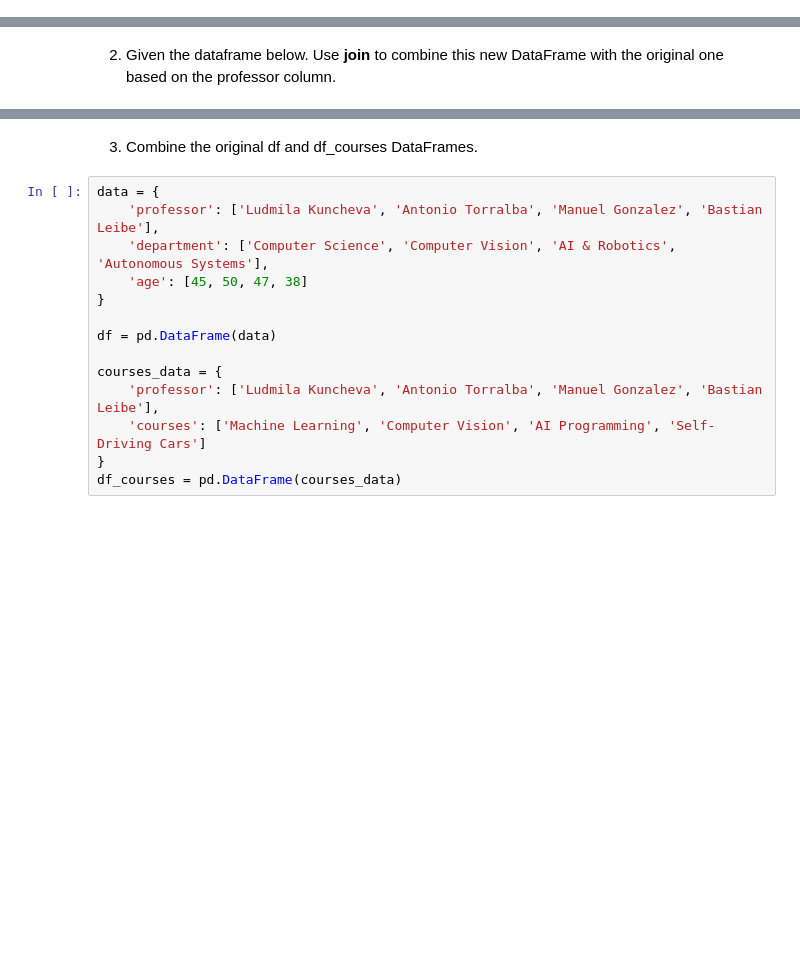
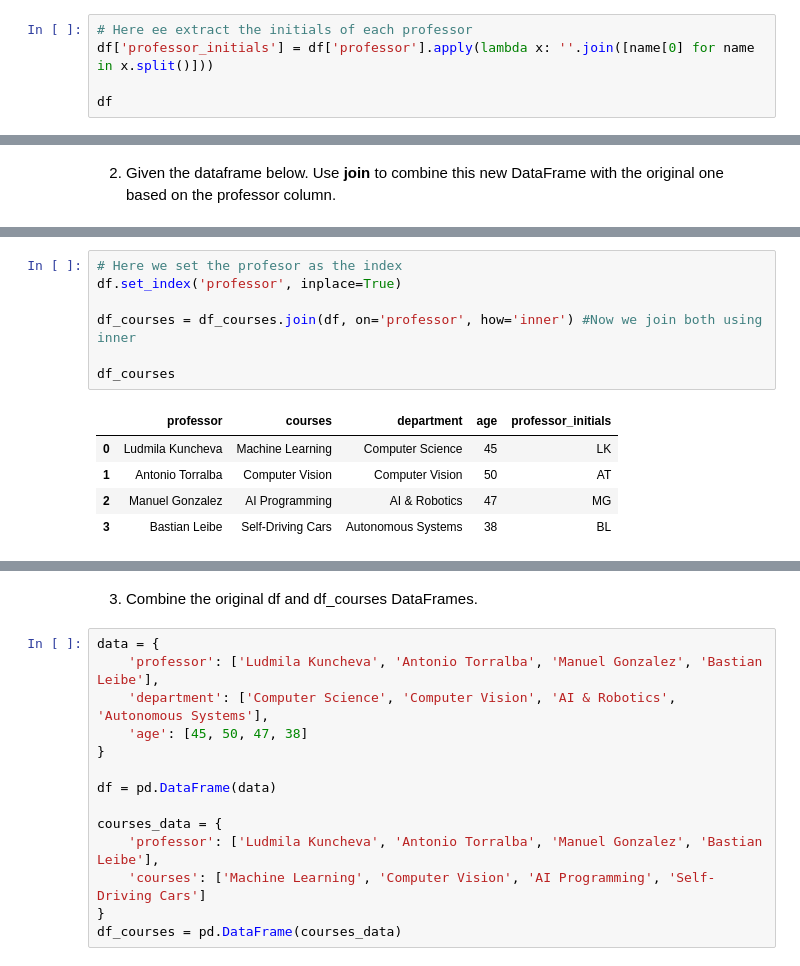
Before and after one commit to EAC-21/Python-for-Data-Science, a Jupyter notebook: Assigment 7/session_7.ipynb, the cells around one changed output, grey strips where cells are left out. Saved outputs shown, nothing was run; the diff lists cells and outputs as text; blank space fills up the shorter version.

```diff
--- a/Assigment 7/session_7.ipynb
+++ b/Assigment 7/session_7.ipynb
@@ -788,3 +788,8 @@ df
 | 1 | Antonio Torralba | Computer Vision | 50 |
 | 2 | Manuel Gonzalez | AI & Robotics | 47 |
 | 3 | Bastian Leibe | Autonomous Systems | 38 |
+# %%
+# Here ee extract the initials of each professor
+df['professor_initials'] = df['professor'].apply(lambda x: ''.join([name[0] for name in x.split()]))
+
+df
@@ -798,0 +837,13 @@ df_courses = pd.DataFrame(courses_data)
+# %%
+# Here we set the profesor as the index
+df.set_index('professor', inplace=True)
+
+df_courses = df_courses.join(df, on='professor', how='inner') #Now we join both using inner
+
+df_courses
+# %% [output]
+|  | professor | courses | department | age | professor_initials |
+| 0 | Ludmila Kuncheva | Machine Learning | Computer Science | 45 | LK |
+| 1 | Antonio Torralba | Computer Vision | Computer Vision | 50 | AT |
+| 2 | Manuel Gonzalez | AI Programming | AI & Robotics | 47 | MG |
+| 3 | Bastian Leibe | Self-Driving Cars | Autonomous Systems | 38 | BL |
```
Also changed, not shown: parts of 9 cells of this notebook, 3 other files.
